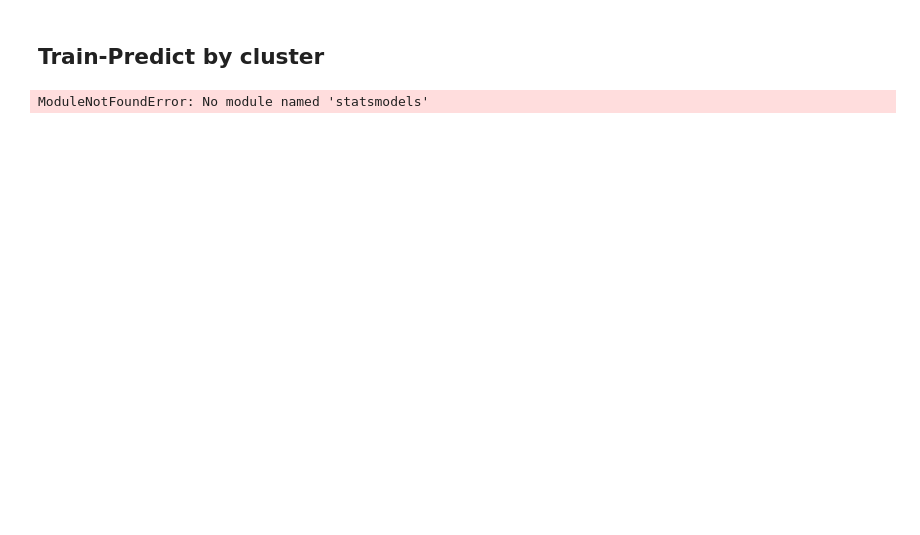
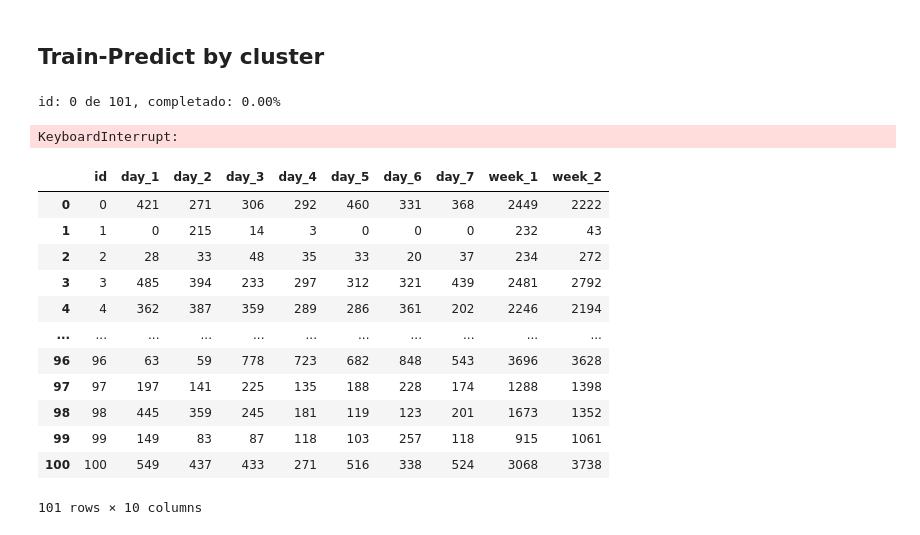
Before and after one commit to arturperona/seminario_big_data, a Jupyter notebook: src/train_test_evaluate.ipynb, the cells around one changed output. Cells and saved outputs as stored; diff of their text form; code cells hidden in the pictures; blank space fills up the shorter version.

Commit message:
Added test of train_predict function and creade df for eval

```diff
--- a/src/train_test_evaluate.ipynb
+++ b/src/train_test_evaluate.ipynb
@@ -197,8 +197,8 @@ print('Datatime range:', min(water_consumptions['datetime']) ,max(water_consumpt
 Datatime range: 2019-02-01 00:00:00 2020-01-31 00:00:00
 # %%
 def train_test_split(water_consumptions):
-    train =  water_consumptions.loc[water_consumptions['datetime'] < datetime(2020, 1, 1)]
-    test = water_consumptions.loc[water_consumptions['datetime'] >= datetime(2020, 1, 1)]
+    train =  water_consumptions.loc[water_consumptions['datetime'] < datetime(2020, 1, 18)]
+    test = water_consumptions.loc[water_consumptions['datetime'] >= datetime(2020, 1, 18)]
     return train, test
 # %%
 train_df, test_df = train_test_split(water_consumptions)
@@ -226,7 +226,7 @@ def train_predict_by_id(train_dataset, model_per_cluster, params_per_cluster, sc
       print('id: {id} de {len}, completado: {percent:.2f}%'.format(id=ts_id, len=len(ids), percent=(len(df)/len(ids))*100))
       current_id_time_serie = train_dataset[train_dataset['id'] == ts_id]
       cluster = list(current_id_time_serie['cluster'])[0]
-      if cluster < UNCOMPLETE_SERIE_CLUSTER:
+      if cluster < UNCOMPLETE_SERIE_CLUSTER and model_per_cluster is not None:
         params = params_per_cluster[cluster]
         scaler = scaler_per_cluster[cluster]()
         model = model_per_cluster[cluster](**params, scaler=scaler)
@@ -234,12 +234,12 @@ def train_predict_by_id(train_dataset, model_per_cluster, params_per_cluster, sc
         scaler = default_scaler()
         model = default_model(**default_params, scaler=scaler)
 
-      model.fit(current_id_time_serie)
+      model.train(current_id_time_serie)
       predicted = model.predict(predict_steps)
       to_append = generate_append_from_predictions(predicted)
-    except:
+
+    except Exception as e:
+      print(e)
       to_append = [ts_id, 0, 0, 0, 0, 0, 0, 0, 0, 0]
     df.loc[len(df)] = to_append
   return df
-# %% [output]
-ModuleNotFoundError: No module named 'statsmodels'
@@ -245,0 +257,50 @@ ModuleNotFoundError: No module named 'statsmodels'
+# %%
+predictions = train_predict_by_id(train_df, None, None, None, default_model=default_model, default_params=default_params, default_scaler=default_scaler, predict_steps=14)
+predictions.head()
+# %% [output]
+id: 0 de 101, completado: 0.00%
+KeyboardInterrupt:
+# %%
+def create_to_append(values):
+    if len(values) < 14:
+        to_append = [0] * (14-len(values))
+        values = np.append(to_append, values)
+    week_1 = sum(values[:7])
+    week_2 = sum(values[7:])
+    days_week_consumptions = np.append(np.append(values[:7], week_1), week_2)
+    return days_week_consumptions
+
+
+
+def create_df_eval(test_df):
+
+    column_names = ['id', 'day_1', 'day_2', 'day_3', 'day_4', 'day_5', 'day_6', 'day_7', 'week_1', 'week_2']
+    df = pd.DataFrame(columns = column_names)
+
+    ids = list(set(test_df['id']))
+    ids.sort()
+
+    for serie_id in ids:
+        time_serie = test_df[test_df['id'] == serie_id]
+        values = time_serie.sort_values(by=["datetime"])["consumption"].values
+        to_append = create_to_append(values)
+        row = [serie_id]
+        row.extend(to_append)
+        df.loc[len(df)] = row
+    return df
+# %%
+create_df_eval(test_df)
+# %% [output]
+|  | id | day_1 | day_2 | day_3 | day_4 | day_5 | day_6 | day_7 | week_1 | week_2 |
+| 0 | 0 | 421 | 271 | 306 | 292 | 460 | 331 | 368 | 2449 | 2222 |
+| 1 | 1 | 0 | 215 | 14 | 3 | 0 | 0 | 0 | 232 | 43 |
+| 2 | 2 | 28 | 33 | 48 | 35 | 33 | 20 | 37 | 234 | 272 |
+| 3 | 3 | 485 | 394 | 233 | 297 | 312 | 321 | 439 | 2481 | 2792 |
+| 4 | 4 | 362 | 387 | 359 | 289 | 286 | 361 | 202 | 2246 | 2194 |
+| ... | ... | ... | ... | ... | ... | ... | ... | ... | ... | ... |
+| 96 | 96 | 63 | 59 | 778 | 723 | 682 | 848 | 543 | 3696 | 3628 |
+| 97 | 97 | 197 | 141 | 225 | 135 | 188 | 228 | 174 | 1288 | 1398 |
+| 98 | 98 | 445 | 359 | 245 | 181 | 119 | 123 | 201 | 1673 | 1352 |
+| 99 | 99 | 149 | 83 | 87 | 118 | 103 | 257 | 118 | 915 | 1061 |
+| 100 | 100 | 549 | 437 | 433 | 271 | 516 | 338 | 524 | 3068 | 3738 |
+101 rows × 10 columns
```
Also changed, not shown: parts of 3 cells of this notebook, 1 other file.
